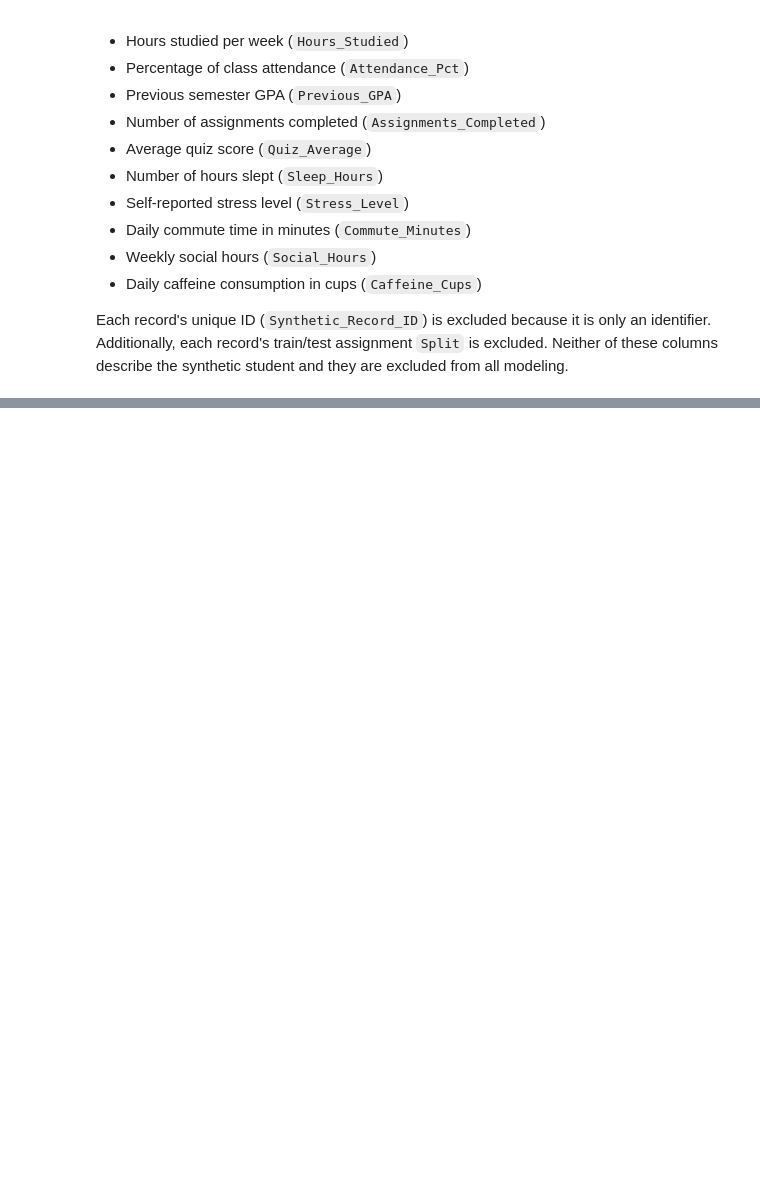
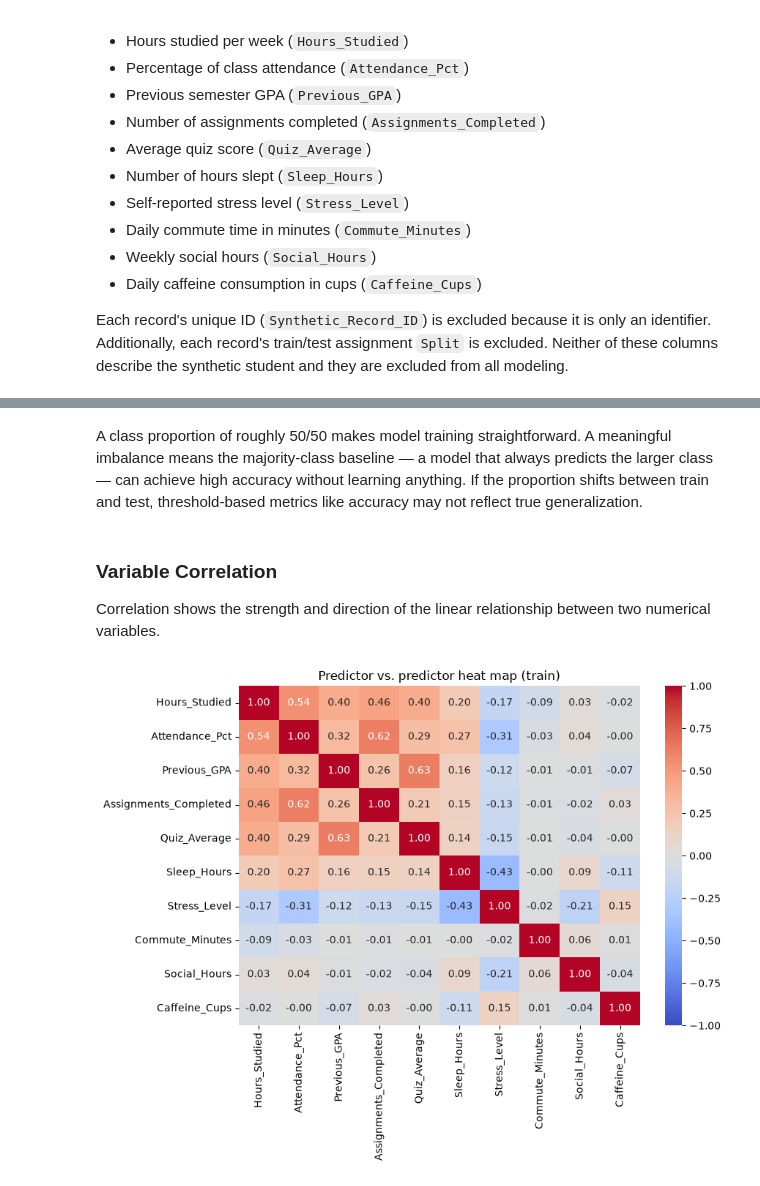
Before and after one commit to madewitt55/cs407-regression-activities, a Jupyter notebook: logistic_regression/logistic_regression.ipynb, the cells around one changed output, grey strips where cells are left out. Saved outputs shown, nothing was run; the diff lists cells and outputs as text; code cells hidden in the pictures; blank space fills up the shorter version.

```diff
--- a/logistic_regression/logistic_regression.ipynb
+++ b/logistic_regression/logistic_regression.ipynb
@@ -59,0 +68,10 @@ y_test  = df.loc[test_data,  "Risk"]
+# %%
+train_df = df[df["Split"] == "train"]
+test_df  = df[df["Split"] == "test"]
+
+print(f"Total records (rows):   {df.shape[0]}")
+print(f"Total fields (columns): {df.shape[1]}")
+print(f"\nTrain rows: {len(train_df)}  |  Test rows: {len(test_df)}")
+print()
+print("Column data types:")
+print(df.dtypes)
@@ -59,0 +263,21 @@ y_test  = df.loc[test_data,  "Risk"]
+# %% [markdown]
+A class proportion of roughly 50/50 makes model training straightforward. A meaningful imbalance means the majority-class baseline — a model that always predicts the larger class — can achieve high accuracy without learning anything. If the proportion shifts between train and test, threshold-based metrics like accuracy may not reflect true generalization.
+# %% [markdown]
+### Variable Correlation
+
+Correlation shows the strength and direction of the linear relationship between two numerical variables.
+# %%
+import matplotlib.pyplot as plt
+import seaborn as sns
+
+# Predictor vs. predictor correlation heatmap (train only)
+corr = train_df[numeric_features].corr()
+
+fig, ax = plt.subplots(figsize=(9, 7))
+sns.heatmap(corr, annot=True, fmt='.2f', cmap='coolwarm', center=0,
+            vmin=-1, vmax=1, ax=ax)
+ax.set_title('Predictor vs. predictor heat map (train)')
+plt.tight_layout()
+plt.show()
+# %% [output]
+[figure, added]
```
Also changed, not shown: parts of 30 cells of this notebook.
